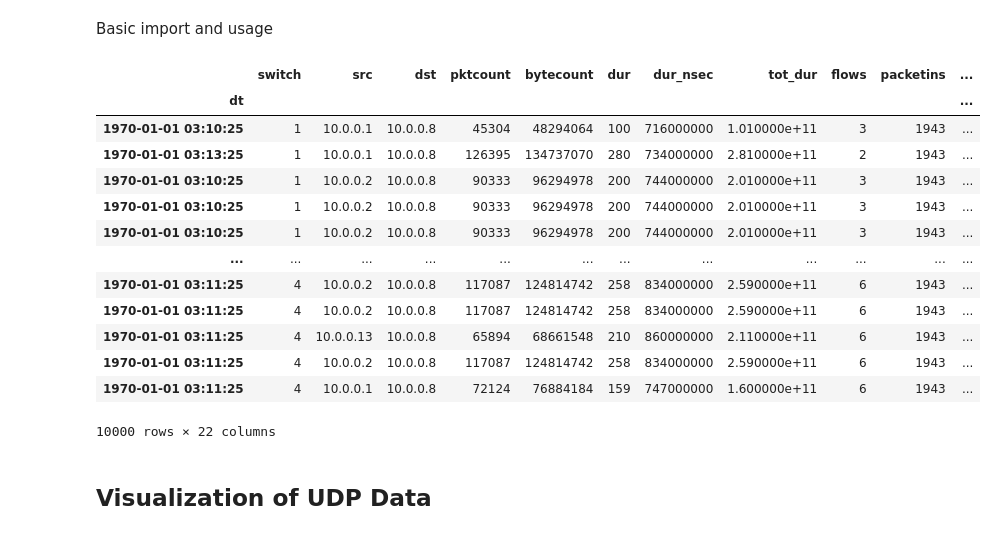
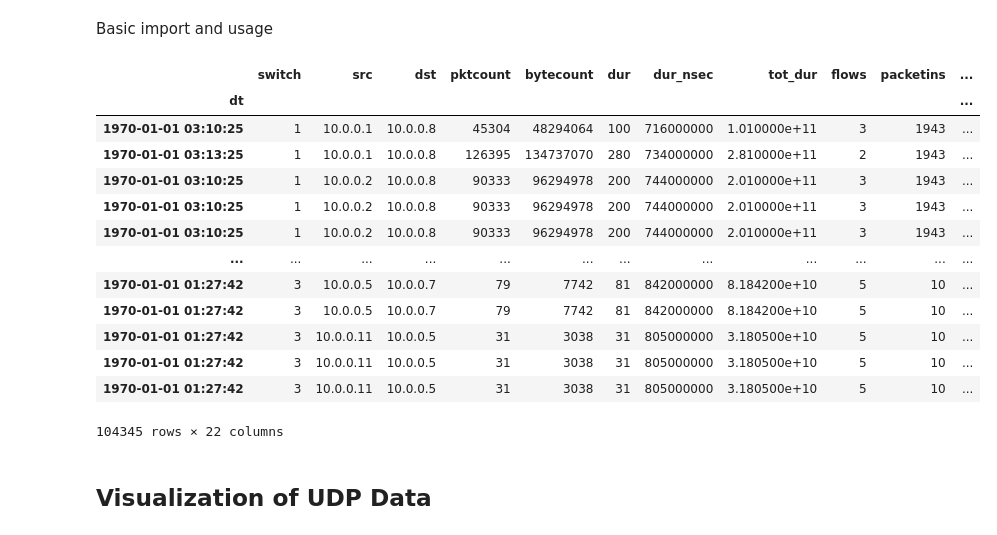
Before and after one commit to wiktorDeka/WykrywanieAnomalii, a Jupyter notebook: charts.ipynb, the cells around one changed output. Saved outputs shown, nothing was run; the diff lists cells and outputs as text; code cells hidden in the pictures.

```diff
--- a/charts.ipynb
+++ b/charts.ipynb
@@ -15,29 +15,38 @@ import hashlib
 # %% [markdown]
 Basic import and usage
 # %%
-url = 'https://raw.githubusercontent.com/wiktorDeka/WykrywanieAnomalii/main/reduced_dataset_sdn.csv'
-# url = 'https://raw.githubusercontent.com/wiktorDeka/WykrywanieAnomalii/main/dataset_sdn.csv'
+# url = 'https://raw.githubusercontent.com/wiktorDeka/WykrywanieAnomalii/main/reduced_dataset_sdn.csv'
+url = 'https://raw.githubusercontent.com/wiktorDeka/WykrywanieAnomalii/main/dataset_sdn.csv'
 s = requests.get(url).content
 
 counters = pd.read_csv(io.StringIO(s.decode('utf-8')))
 counters.dt = pd.to_datetime(counters.dt, unit='s')
 counters.set_index('dt', inplace=True)
+
 counters
+
+#ip embedding
+#target encoding
+#bucketing
+#hash semantyczny
+
+#isolation forest / SVM
+#pca
 # %% [output]
 |  | switch | src | dst | pktcount | bytecount | dur | dur_nsec | tot_dur | flows | packetins | ... |
 | dt |  |  |  |  |  |  |  |  |  |  | ... |
 | 1970-01-01 03:10:25 | 1 | 10.0.0.1 | 10.0.0.8 | 45304 | 48294064 | 100 | 716000000 | 1.010000e+11 | 3 | 1943 | ... |
 | 1970-01-01 03:13:25 | 1 | 10.0.0.1 | 10.0.0.8 | 126395 | 134737070 | 280 | 734000000 | 2.810000e+11 | 2 | 1943 | ... |
 | 1970-01-01 03:10:25 | 1 | 10.0.0.2 | 10.0.0.8 | 90333 | 96294978 | 200 | 744000000 | 2.010000e+11 | 3 | 1943 | ... |
 | 1970-01-01 03:10:25 | 1 | 10.0.0.2 | 10.0.0.8 | 90333 | 96294978 | 200 | 744000000 | 2.010000e+11 | 3 | 1943 | ... |
 | 1970-01-01 03:10:25 | 1 | 10.0.0.2 | 10.0.0.8 | 90333 | 96294978 | 200 | 744000000 | 2.010000e+11 | 3 | 1943 | ... |
 | ... | ... | ... | ... | ... | ... | ... | ... | ... | ... | ... | ... |
-| 1970-01-01 03:11:25 | 4 | 10.0.0.2 | 10.0.0.8 | 117087 | 124814742 | 258 | 834000000 | 2.590000e+11 | 6 | 1943 | ... |
-| 1970-01-01 03:11:25 | 4 | 10.0.0.2 | 10.0.0.8 | 117087 | 124814742 | 258 | 834000000 | 2.590000e+11 | 6 | 1943 | ... |
-| 1970-01-01 03:11:25 | 4 | 10.0.0.13 | 10.0.0.8 | 65894 | 68661548 | 210 | 860000000 | 2.110000e+11 | 6 | 1943 | ... |
-| 1970-01-01 03:11:25 | 4 | 10.0.0.2 | 10.0.0.8 | 117087 | 124814742 | 258 | 834000000 | 2.590000e+11 | 6 | 1943 | ... |
-| 1970-01-01 03:11:25 | 4 | 10.0.0.1 | 10.0.0.8 | 72124 | 76884184 | 159 | 747000000 | 1.600000e+11 | 6 | 1943 | ... |
+| 1970-01-01 01:27:42 | 3 | 10.0.0.5 | 10.0.0.7 | 79 | 7742 | 81 | 842000000 | 8.184200e+10 | 5 | 10 | ... |
+| 1970-01-01 01:27:42 | 3 | 10.0.0.5 | 10.0.0.7 | 79 | 7742 | 81 | 842000000 | 8.184200e+10 | 5 | 10 | ... |
+| 1970-01-01 01:27:42 | 3 | 10.0.0.11 | 10.0.0.5 | 31 | 3038 | 31 | 805000000 | 3.180500e+10 | 5 | 10 | ... |
+| 1970-01-01 01:27:42 | 3 | 10.0.0.11 | 10.0.0.5 | 31 | 3038 | 31 | 805000000 | 3.180500e+10 | 5 | 10 | ... |
+| 1970-01-01 01:27:42 | 3 | 10.0.0.11 | 10.0.0.5 | 31 | 3038 | 31 | 805000000 | 3.180500e+10 | 5 | 10 | ... |
-10000 rows × 22 columns
+104345 rows × 22 columns
 # %% [markdown]
 ## Visualization of UDP Data
 # %%
```
Also changed, not shown: parts of 5 cells of this notebook.
